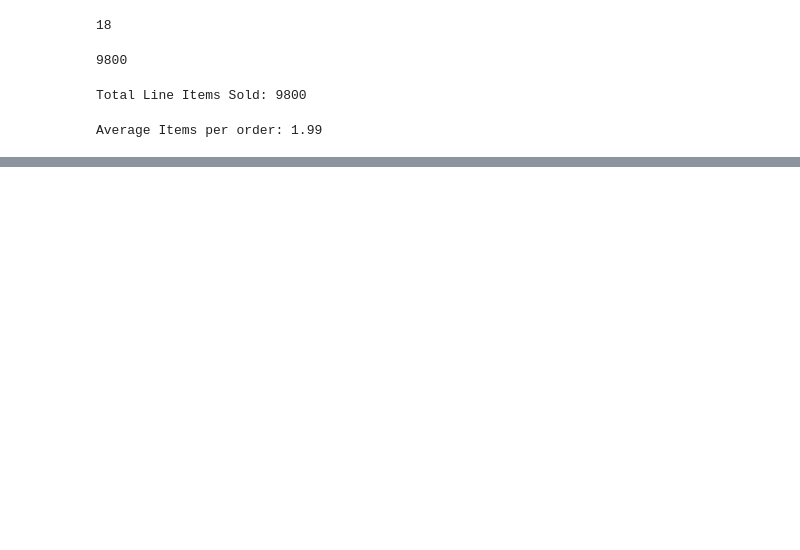
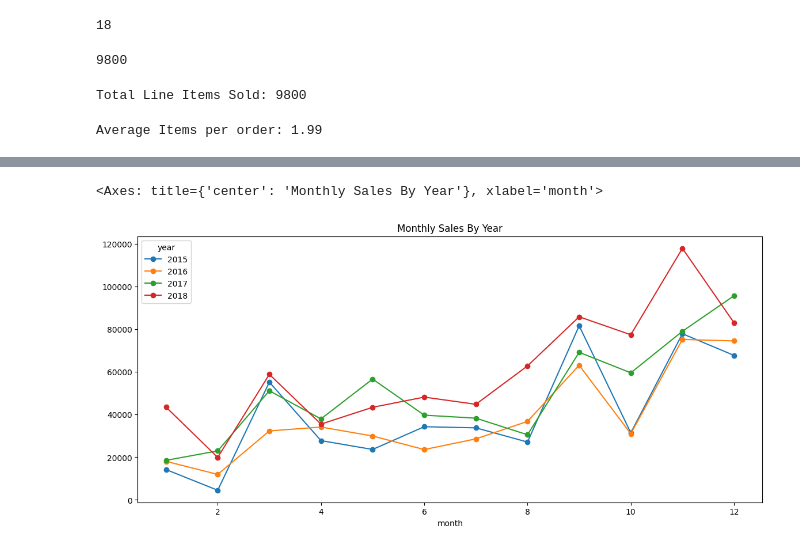
Before and after one commit to Nizar-Gadari/Project-2, a Jupyter notebook: Project_2.ipynb, the cells around one changed output, grey strips where cells are left out. Saved outputs shown, nothing was run; the diff lists cells and outputs as text; code cells hidden in the pictures; blank space fills up the shorter version.

```diff
--- a/Project_2.ipynb
+++ b/Project_2.ipynb
@@ -374,0 +201,5 @@ Average Items per order: 1.99
+# %%
+monthly_by_year.T.plot(figsize=(14, 6), title='Monthly Sales By Year', marker = 'o')
+# %% [output]
+<Axes: title={'center': 'Monthly Sales By Year'}, xlabel='month'>
+[figure, added]
```
Also changed, not shown: parts of 37 cells of this notebook.
